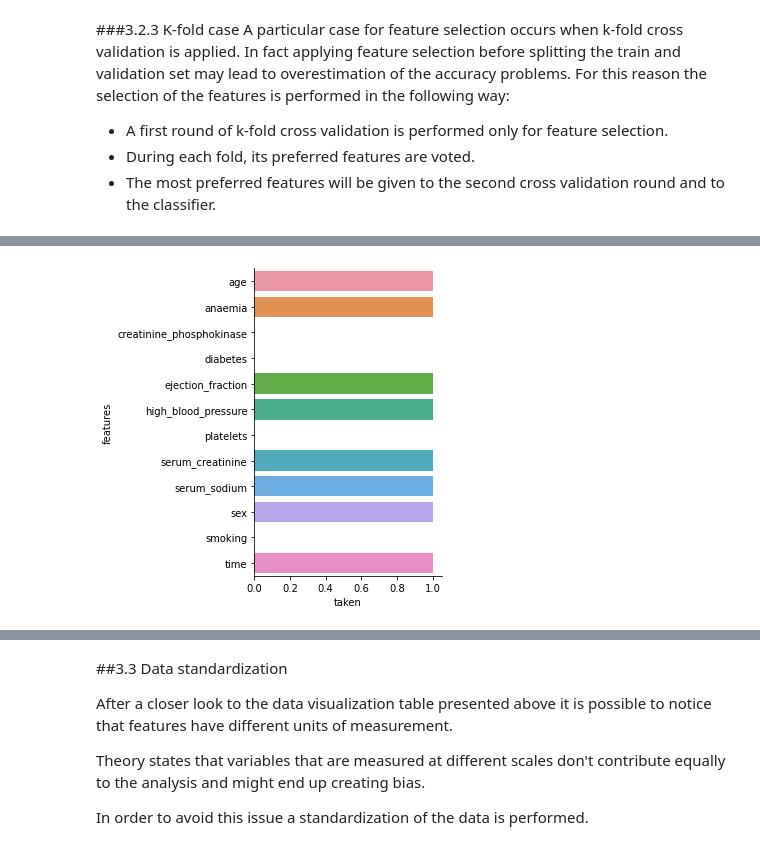
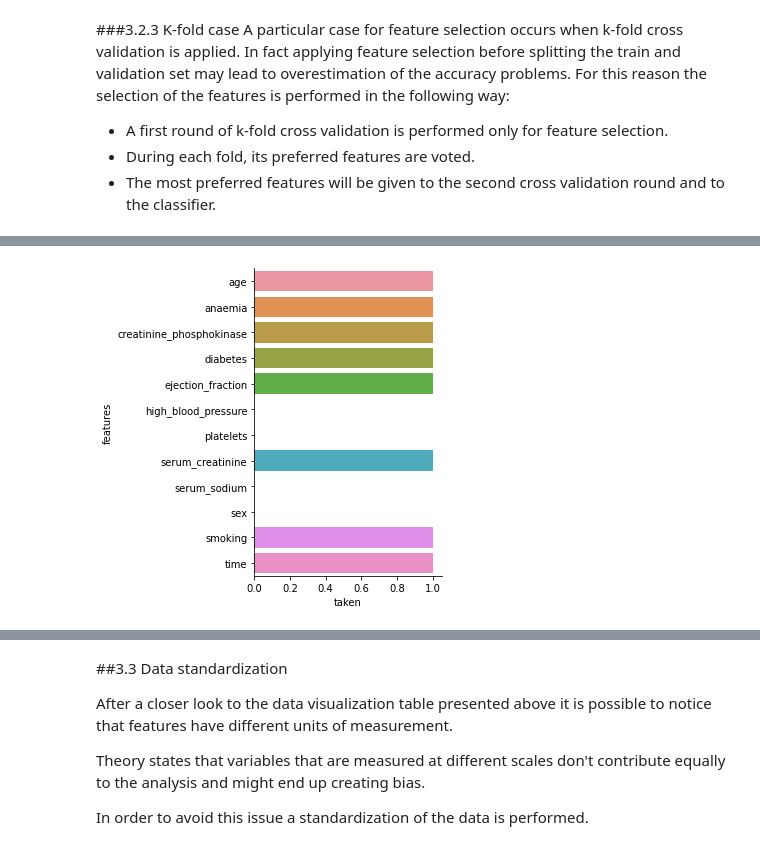
Before and after one commit to ele9996/Heart-failure-clinical-records-analysis, a Jupyter notebook: main.ipynb, the cells around one changed output, grey strips where cells are left out. Cells and saved outputs as stored; diff of their text form; code cells hidden in the pictures.

```diff
--- a/main.ipynb
+++ b/main.ipynb
@@ -472,0 +486,11 @@ The selected numerical features after mutual information test are: ['age', 'ejec
+# %%
+chi = SelectKBest(chi2, k=1)
+chi.fit(x_trainsd_mi_new_cat,y_trainsd_Df)
+cols = chi.get_support(indices=True)
+
+#Categorical features selection
+x_trainsd_chi_new_cat = x_trainsd_mi_new_cat.iloc[:,cols]
+x_valsd_chi_new_cat = x_valsd_mi_new_cat.iloc[:,cols]
+x_testsd_chi_new_cat = x_testsd_mi_new_cat.iloc[:,cols]
+
+figure=myLib.plot_selFeat(x_trainsd_chi_new_cat.columns, features )
@@ -519,26 +545,60 @@ for train_index, test_index in kf10.split(trainDf):
       y_train = trainDf.iloc[train_index].loc[:,'DEATH_EVENT']
       y_val = trainDf.loc[test_index]['DEATH_EVENT']
 
-      #apply chi for categorical features and mi for numerical
+      #apply chi for categorical features and mi for all
       #Separate numerical and caregorical features
-      x_trainCross_numerical =X_train.loc[:,numerical_features]
-      x_trainCross_categorical = X_train.loc[:,categorical_features]
-
-      #apply chi for categorical
-      chi = SelectKBest(chi2, k=3)
-      chi.fit( x_trainCross_categorical, y_train)
-      cols = chi.get_support(indices=True)
-      selected_catcolumns = x_trainCross_categorical.iloc[:,cols].columns.tolist()
-
-      #apply mi for numerical
-      mi = SelectKBest(mutual_info_classif, k=5)
-      mi.fit( x_trainCross_numerical, y_train)
-      cols = mi.get_support(indices=True)
-      selected_numcolumns = x_trainCross_numerical.iloc[:,cols].columns.tolist()
-
-      selected_columns= selected_numcolumns + selected_catcolumns
 
 
+
+
+      #apply mi for all features
+      mi = SelectKBest(mutual_info_classif, k=8)
+      mi.fit( X_train, y_train)
+      cols = mi.get_support(indices=True)
+
+
+
+      x_traincross_mi_new = X_train.iloc[:,cols]
+      x_valcross_mi_new = X_val.iloc[:,cols]
+      x_testcross_mi_new = x_testsd_df.iloc[:,cols]
+
+      sele_col=x_testcross_mi_new.columns.tolist()
+
+      sel_nu_aftermi=[]
+      sel_ca_aftermi=[]
+
+      for selc in sele_col:
+        for cat in categorical_features:
+          if (selc==cat):
+            sel_ca_aftermi.append(selc)
+
+      for seln in sel_col:
+        for num in numerical_features:
+          if (seln==num):
+            sel_nu_aftermi.append(seln)
+
+
+
+      #Categorical features selection
+      x_traincross_mi_new_cat = x_traincross_mi_new.loc[:,sel_ca_aftermi]
+      x_valcross_mi_new_cat = x_valcross_mi_new.loc[:,sel_ca_aftermi]
+      x_testcross_mi_new_cat = x_testcross_mi_new.loc[:,sel_ca_aftermi]
+
+      #numerical features selection
+      x_traincross_mi_new_num = x_trainsd_mi_new.loc[:,sel_nu_aftermi]
+      x_valcross_mi_new_num = x_valsd_mi_new.loc[:,sel_nu_aftermi]
+      x_testcross_mi_new_num = x_testsd_mi_new.loc[:,sel_nu_aftermi]
+
+
+      if (len(x_traincross_mi_new_cat.columns)!=0):
+        chi = SelectKBest(chi2, k=1)
+        chi.fit(x_traincross_mi_new_cat,y_train)
+        cols = chi.get_support(indices=True)
+        selected_catcolumns = x_traincross_mi_new_cat.iloc[:,cols].columns.tolist()
+        selected_columns= sel_nu_aftermi + selected_catcolumns
+
+
+      selected_columns= sele_col
 
 
       myLib.plot_selFeat(selected_columns, features )
@@ -557 +617 @@ for train_index, test_index in kf10.split(trainDf):
-[figure, old version]
+[figure, new version]
```
Also changed, not shown: parts of 30 cells of this notebook.
